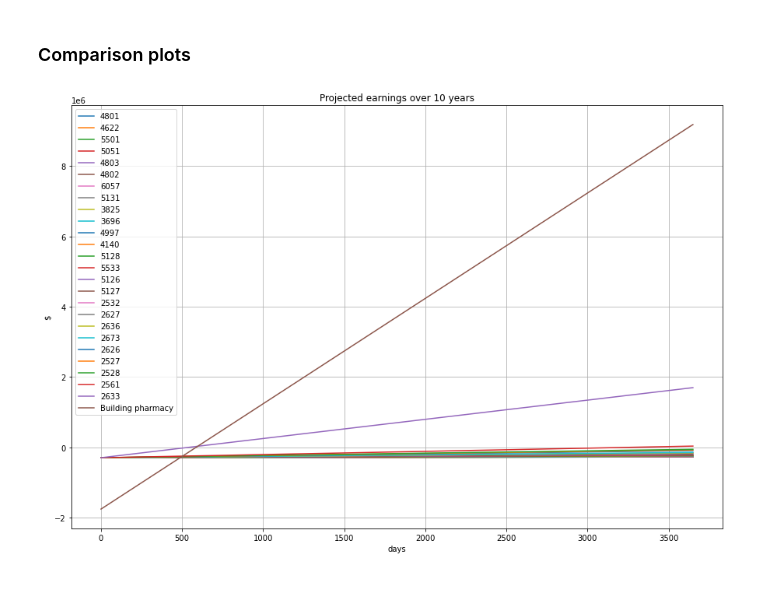
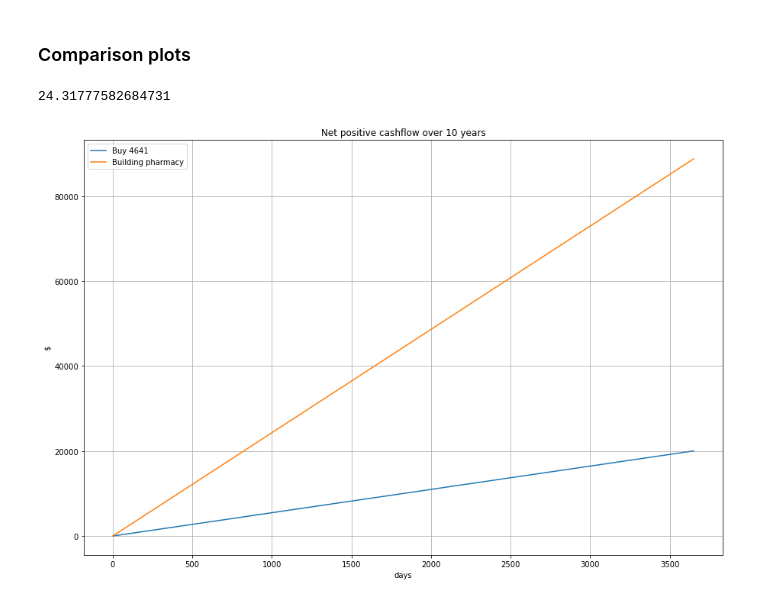
Before and after one commit to FardinAhsan146/Business-analytics-competition, a Jupyter notebook: data_analysis/EDA_consise.ipynb, the cells around one changed output. Drawn from its saved outputs; the diff is of its cells as text; code cells hidden in the pictures.

```diff
--- a/data_analysis/EDA_consise.ipynb
+++ b/data_analysis/EDA_consise.ipynb
@@ -712,16 +725,20 @@ class Option:
         plt.plot(interval, self.cashplot(), label=self.name)
         plt.ylabel('$')
         plt.xlabel('days')
-        plt.title('Projected earnings over 10 years')
+        plt.title('Net positive cashflow over 10 years')
         plt.legend()
         plt.grid(True)
 # %%
-Inv_list = [Option(dailyprofit,3e5,store_profit_perday[dailyprofit],0,1,3650,False) \
-            for dailyprofit in store_profit_perday.sort_values().tail(25).index]
+consise_list = []
 
-Inv_list.append(Option('Building pharmacy',1_764_705,3000,0,1,3650,False))
+consise_list.append(Option('Buy 4641',0,store_profit_perday['4641'],0,1,3650,False))
+consise_list.append(Option('Building pharmacy',0,store_profit_perday.mean(),0,1,3650,False))
+# %%
+store_profit_perday.mean()
+# %% [output]
+24.31777582684731
 # %%
-for v in Inv_list:
+for v in consise_list:
     v.plot()
 # %% [output]
-[figure, old version]
+[figure, new version]
```
Also changed, not shown: parts of 22 cells of this notebook, 9 other files.
